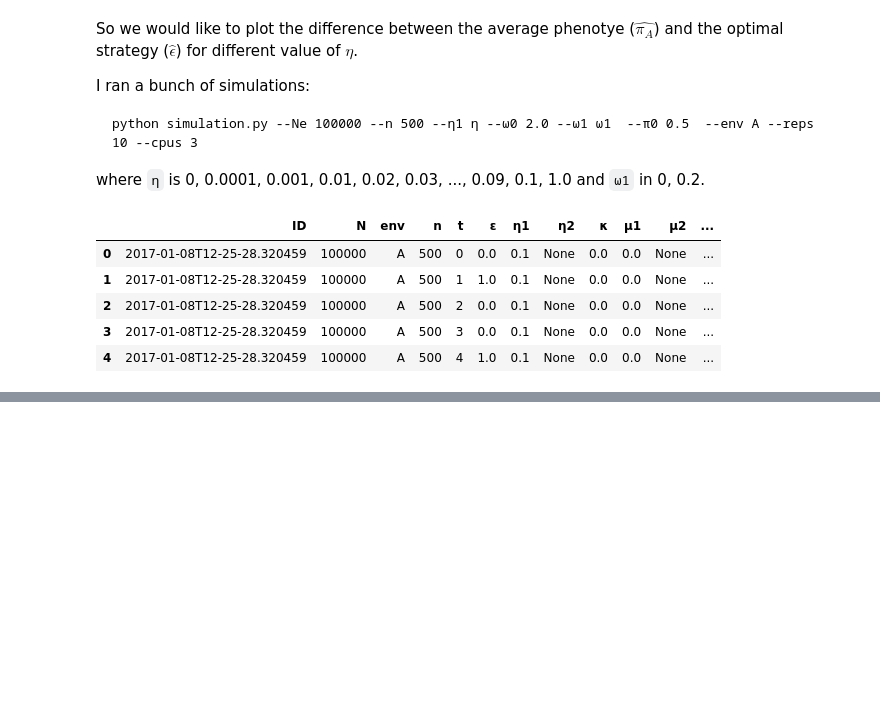
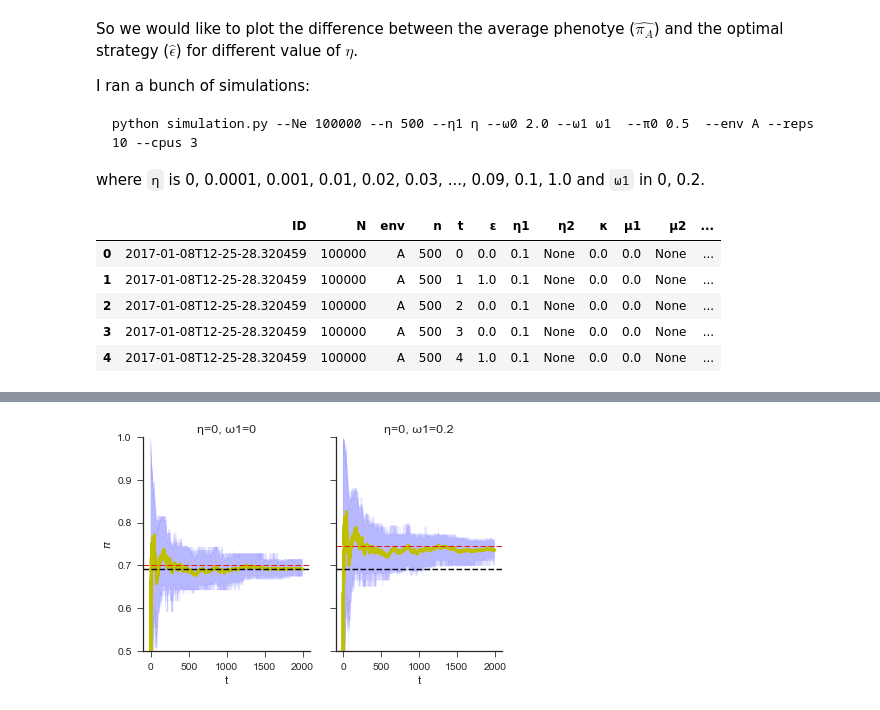
Before and after one commit to yoavram/Milpitas, a Jupyter notebook: bethedging.ipynb, the cells around one changed output, grey strips where cells are left out. Drawn from its saved outputs; the diff is of its cells as text; code cells hidden in the pictures; blank space fills up the shorter version.

Commit message:
competitions with eta=0

```diff
--- a/bethedging.ipynb
+++ b/bethedging.ipynb
@@ -196,0 +203,31 @@ fig.savefig('bethedging_histograms.png')
+# %%
+N=100000
+n=2000
+η=0
+μ=0
+ω0=2
+π0=lambda N: np.repeat(np.linspace(0, 1, N//100), 100)
+# %%
+ϵ = np.random.choice(2, n, True, [0.7, 0.3])
+π1 = simulation(N, n, η, μ, ω0, 0, π0, ϵ)
+π2 = simulation(N, n, η, μ, ω0, 0.2, π0, ϵ)
+# %%
+fig, ax = plt.subplots(1, 2, sharex=True, sharey=True, figsize=(6, 4))
+plot_π(π1, ϵ, bands=3, ax=ax[0])
+plot_π(π2, ϵ, bands=3, ax=ax[1])
+ax[0].set(
+    title='η=0, ω1=0',
+    ylim=(0.5, 1)
+)
+ax[1].set(
+    title='η=0, ω1=0.2',
+    ylabel='',
+    ylim=(0.5, 1)
+)
+ax[0].axhline(0.7, lw=1, color=red, ls='--')
+ax[1].axhline(sol(0.7, 2.0, 0.2), lw=1, color=red, ls='--')
+fig.tight_layout()
+sns.despine()
+fig.savefig('figures/bethedging_competitions.pdf')
+# %% [output]
+[figure, added]
```
Also changed, not shown: parts of 4 cells of this notebook, 1 other file.
